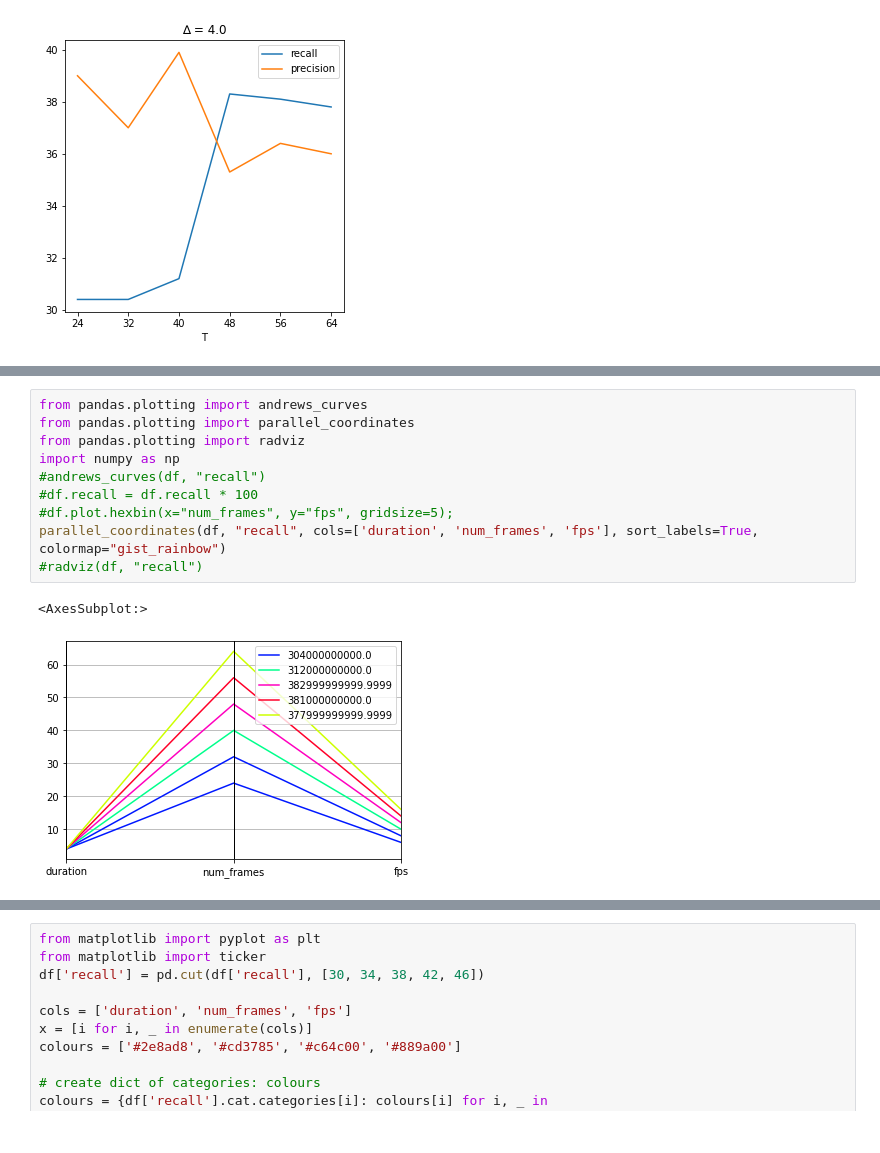
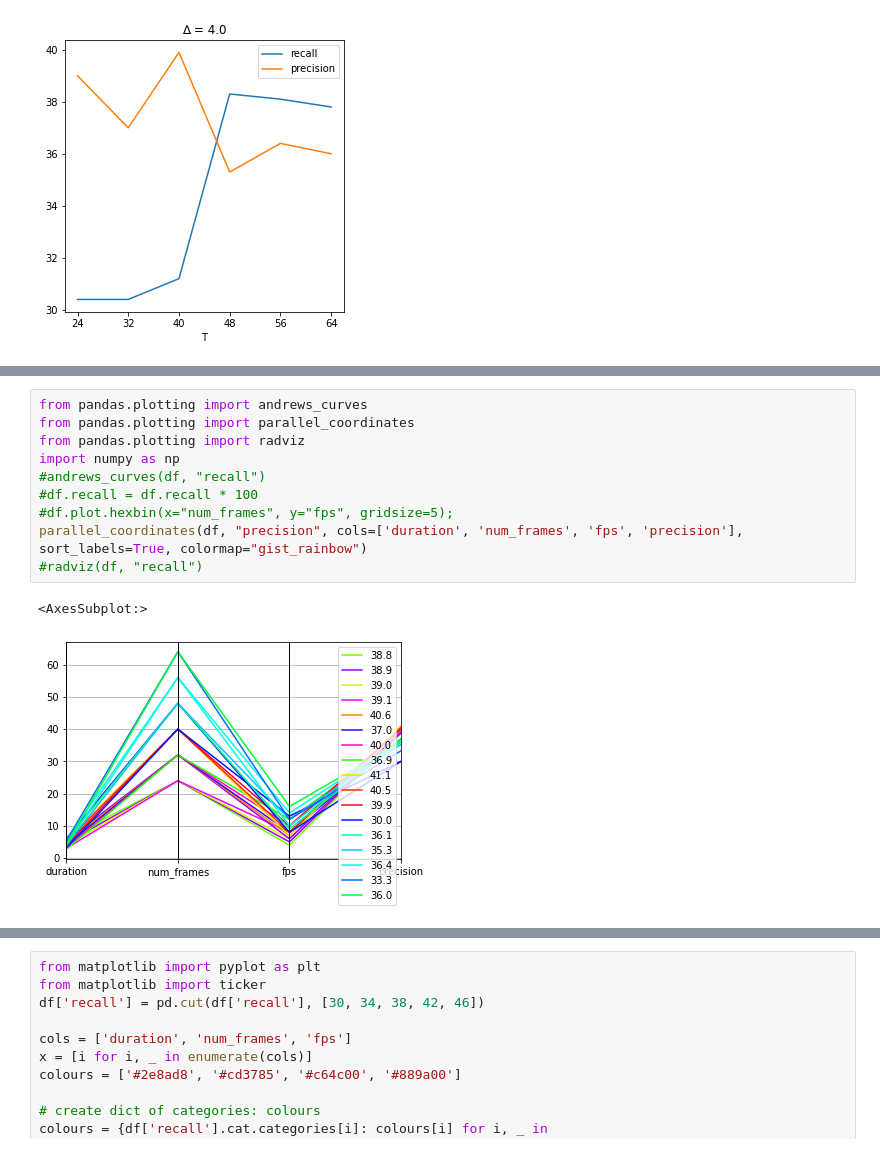
Before and after one commit to simnado/Socc-HAR-Toolkit, a Jupyter notebook: notebooks/grid.ipynb, the cells around one changed output, grey strips where cells are left out. Drawn from its saved outputs; the diff is of its cells as text.

```diff
--- a/notebooks/grid.ipynb
+++ b/notebooks/grid.ipynb
@@ -215,13 +241,13 @@ df.plot.scatter(x="num_frames", y="fps", c="recall", s=50);
 # %%
 from pandas.plotting import andrews_curves
 from pandas.plotting import parallel_coordinates
 from pandas.plotting import radviz
 import numpy as np
 #andrews_curves(df, "recall")
 #df.recall = df.recall * 100
 #df.plot.hexbin(x="num_frames", y="fps", gridsize=5);
-parallel_coordinates(df, "recall", cols=['duration', 'num_frames', 'fps'], sort_labels=True, colormap="gist_rainbow")
+parallel_coordinates(df, "precision", cols=['duration', 'num_frames', 'fps', 'precision'], sort_labels=True, colormap="gist_rainbow")
 #radviz(df, "recall")
 # %% [output]
 <AxesSubplot:>
-[figure, old version]
+[figure, new version]
```
Also changed, not shown: parts of 8 cells of this notebook, 3 other files.
